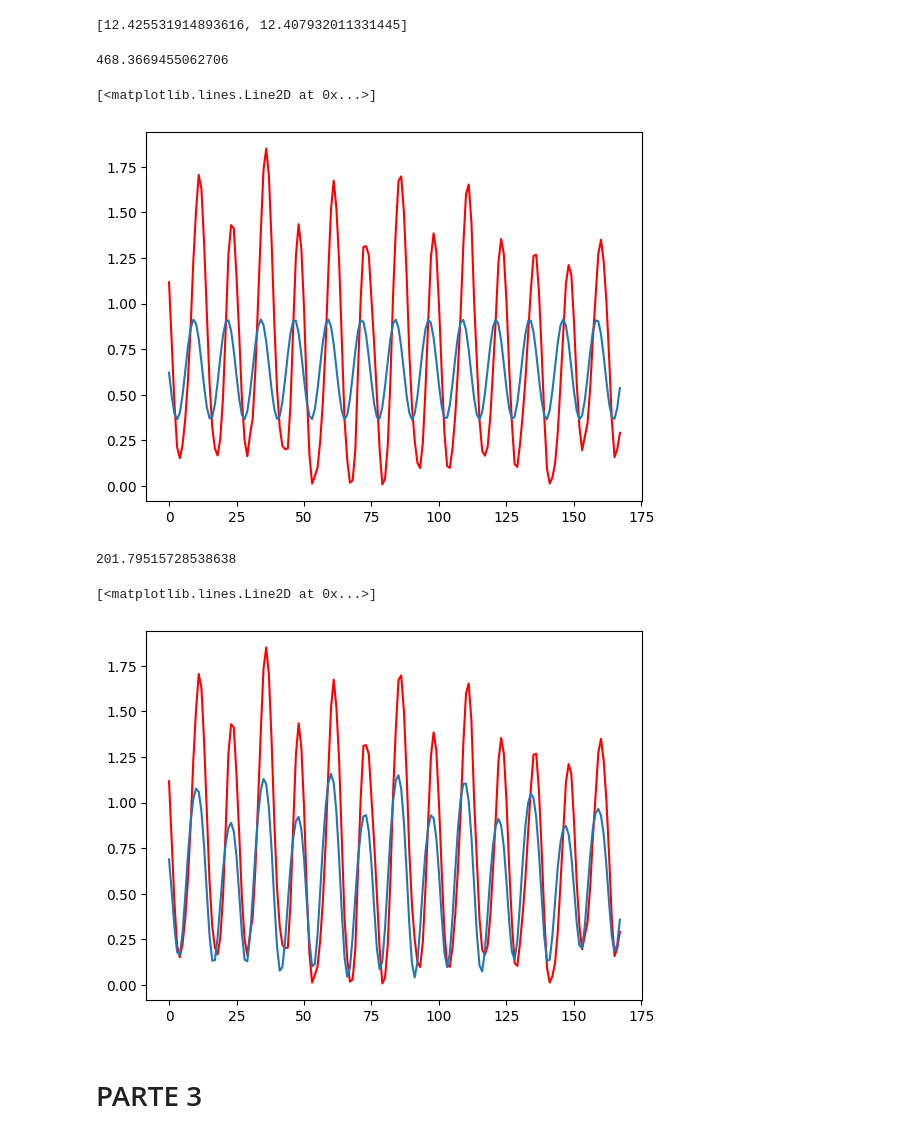
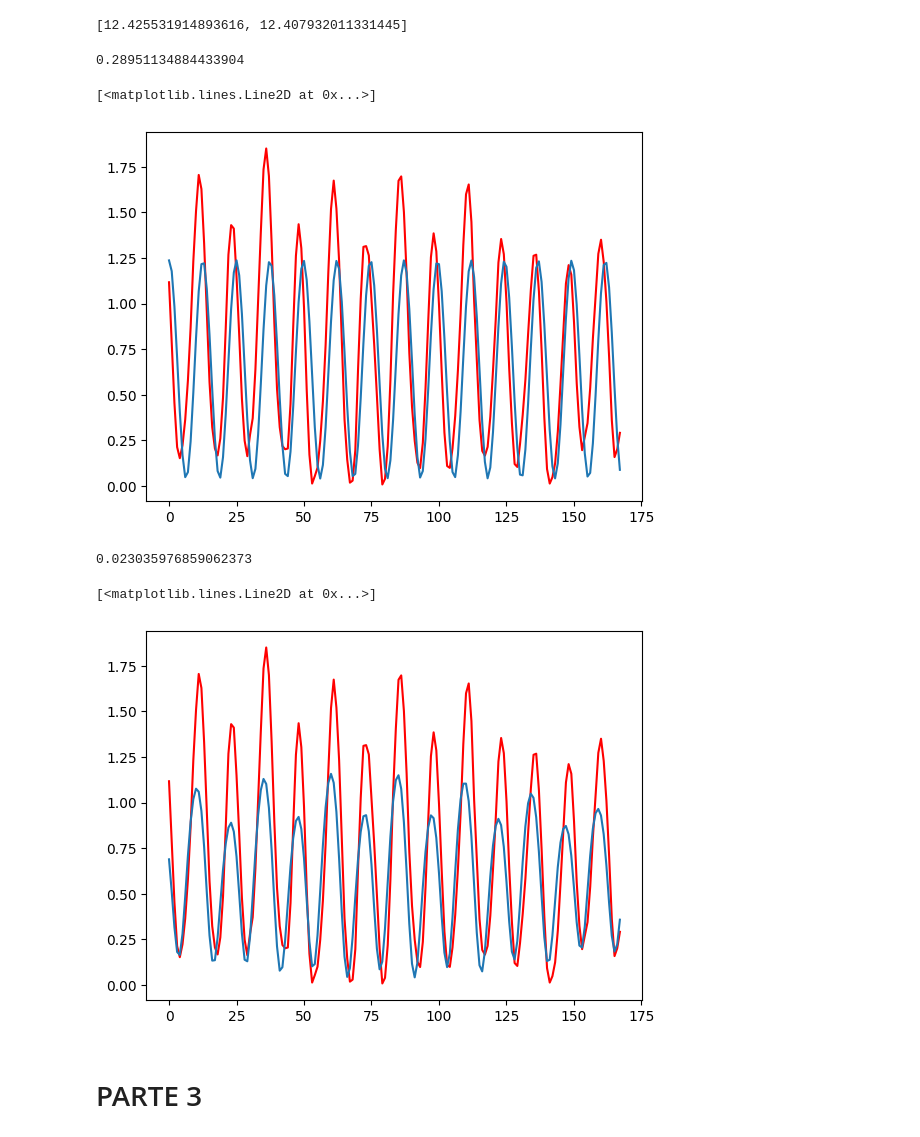
Before and after one commit to Ignacio0viedo/Analisis-de-mareas, a Jupyter notebook: tp Analisis Numerico.ipynb, the cells around one changed output. Drawn from its saved outputs; the diff is of its cells as text; code cells hidden in the pictures.

```diff
--- a/tp Analisis Numerico.ipynb
+++ b/tp Analisis Numerico.ipynb
@@ -209,11 +213,14 @@ matriz_c = inversa_matriz_fi * matriz_f
 
 cs = np.array(matriz_c)
 
+c = np.sqrt(cs[1]**2+cs[2]**2)
+k = np.arctan(-cs[1]/cs[2])
+
 f = []
 x = []
 for i in range(0,7440,1):
     x.append(i)
-    f.append(cs[0] + cs[1]*np.cos(interior_coseno*i) + cs[2]*np.sin(interior_coseno*i))
+    f.append(cs[0] + c*np.cos(interior_coseno*i+k))
 
 f = np.squeeze(f)
 
@@ -814,8 +822,7 @@ semana_x = x[:168]
 semana_f = f[:168]
 
 np_f = np.array(f)
-diferencias_cuadradas = (np_alturas - np_f)**2
-ECM = np.sum(diferencias_cuadradas)
+ECM = ((np_alturas - np_f)**2).mean()
 print(ECM)
 
 plt.plot(semana_tiempos,semana_alturas, color="red")
@@ -867,8 +874,7 @@ semana_x = x[:168]
 semana_f = f[:168]
 
 np_f = np.array(f)
-diferencias_cuadradas = (np_alturas - np_f)**2
-ECM = np.sum(diferencias_cuadradas)
+ECM = ((np_alturas - np_f)**2).mean()
 print(ECM)
 
 plt.plot(semana_tiempos,semana_alturas, color="red")
@@ -974,8 +980,7 @@ semana_x = x[:168]
 semana_f = f[:168]
 
 np_f = np.array(f)
-diferencias_cuadradas = (np_alturas - np_f)**2
-ECM = np.sum(diferencias_cuadradas)
+ECM = ((np_alturas - np_f)**2).mean()
 print(ECM)
 
 plt.plot(semana_tiempos,semana_alturas, color="red")
@@ -1050,38 +1053,44 @@ pseudo_productos = calculador_pseudo_productos(fis)
 matriz_fi = armador_matriz_fis(pseudo_productos,5)
 matriz_f = armador_matriz_f(pseudo_productos,5)
 matriz_c = armador_matriz_c(5)
 
 inversa_matriz_fi = np.linalg.inv(matriz_fi)
 
 matriz_c = inversa_matriz_fi * matriz_f
 
 cs = np.array(matriz_c)
 
+c1 = np.sqrt(cs[1]**2+cs[2]**2)
+c2 = np.sqrt(cs[3]**2+cs[4]**2)
+
+k1 = np.arctan(-cs[1]/cs[2])
+k2 = np.arctan(-cs[3]/cs[4])
+
+
 f = []
 x = []
 for i in range(0,8760,1):
     x.append(i)
-    f.append(cs[0] + cs[1]*np.cos(interior_coseno1*i) + cs[2]*np.sin(interior_coseno1*i) + cs[3]*np.cos(interior_coseno2*i) + cs[4]*np.sin(interior_coseno2*i))
+    f.append(cs[0] + c1*np.cos(interior_coseno1*i+k1) + c2*np.cos(interior_coseno2*i+k2))
 
 f = np.squeeze(f)
 
 semana_alturas = alturas[:168]
 semana_tiempos = tiempos1[:168]
 semana_x = x[:168]
 semana_f = f[:168]
 
 np_alturas = np.array(alturas)
 np_f = np.array(f)
-diferencias_cuadradas = (np_alturas - np_f)**2
-ECM = np.sum(diferencias_cuadradas)
+ECM = ((np_alturas - np_f)**2).mean()
 print(ECM)
 
 plt.plot(semana_tiempos,semana_alturas, color="red")
 plt.plot(semana_x,semana_f)
 # %% [output]
-468.3669455062706
+0.28951134884433904
 [<matplotlib.lines.Line2D at 0x...>]
-[figure, old version]
+[figure, new version]
 # %%
 transformada_fourier[maximo2] = 0
 maximo3 = np.argmax(transformada_fourier)
@@ -1212,14 +1221,13 @@ semana_x = x[:168]
 semana_f = f[:168]
 
 np_f = np.array(f)
-diferencias_cuadradas = (np_alturas - np_f)**2
-ECM = np.sum(diferencias_cuadradas)
+ECM = ((np_alturas - np_f)**2).mean()
 print(ECM)
 
 plt.plot(semana_tiempos,semana_alturas, color="red")
 plt.plot(semana_x,semana_f)
 # %% [output]
-201.79515728538638
+0.023035976859062373
 [<matplotlib.lines.Line2D at 0x...>]
 [figure]
 # %% [markdown]
```
Also changed, not shown: parts of 10 cells of this notebook.
